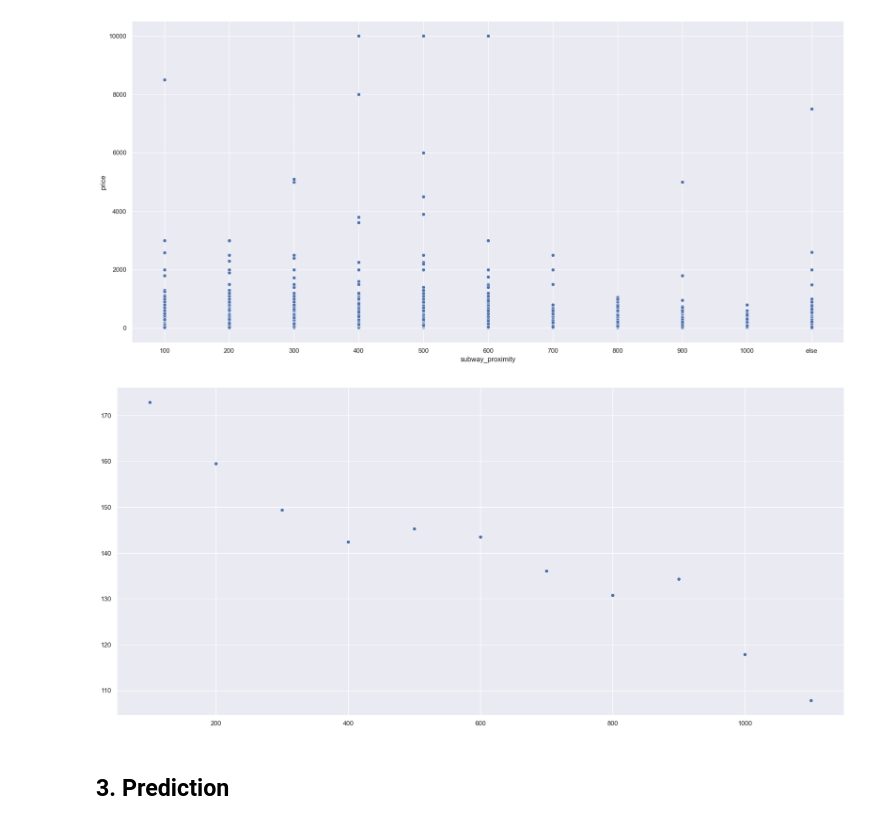
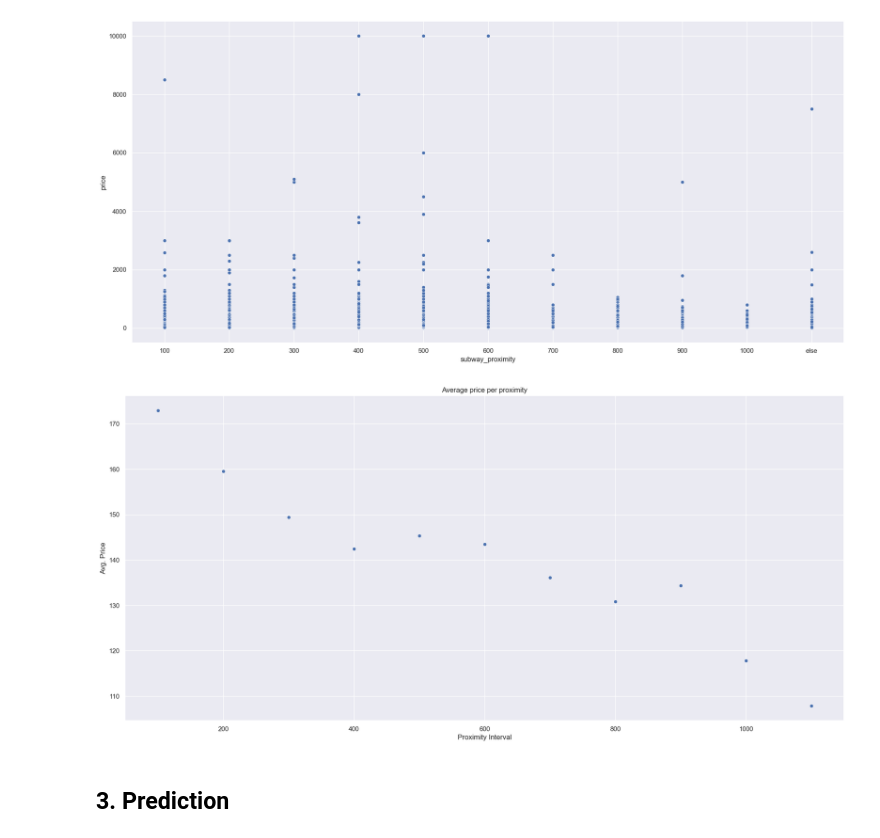
Before and after one commit to Plunksbar/VA-Final_Lab, a Jupyter notebook: data_exploration.ipynb, the cells around one changed output. Cells and saved outputs as stored; diff of their text form; code cells hidden in the pictures.

```diff
--- a/data_exploration.ipynb
+++ b/data_exploration.ipynb
@@ -403,22 +413,25 @@ plt.show()
 # %%
 y = [df_100['price'].mean(),
 df_200['price'].mean(),
 df_300['price'].mean(),
 df_400['price'].mean(),
 df_500['price'].mean(),
 df_600['price'].mean(),
 df_700['price'].mean(),
 df_800['price'].mean(),
 df_900['price'].mean(),
 df_1000['price'].mean(),
 df_else['price'].mean()]
 x= [100,200,300,400,500,600,700,800,900,1000,1100]
 
 fig, ax = plt.subplots(1, figsize=(22,10))
 sns.scatterplot(x=x, y=y, ax=ax)
+plt.title("Average price per proximity")
+plt.ylabel("Avg. Price")
+plt.xlabel("Proximity Interval")
 plt.show()
 # %% [output]
-[figure, old version]
+[figure, new version]
 # %% [markdown]
 ## 3. Prediction
 # %% [markdown]
```
Also changed, not shown: parts of 6 cells of this notebook.
